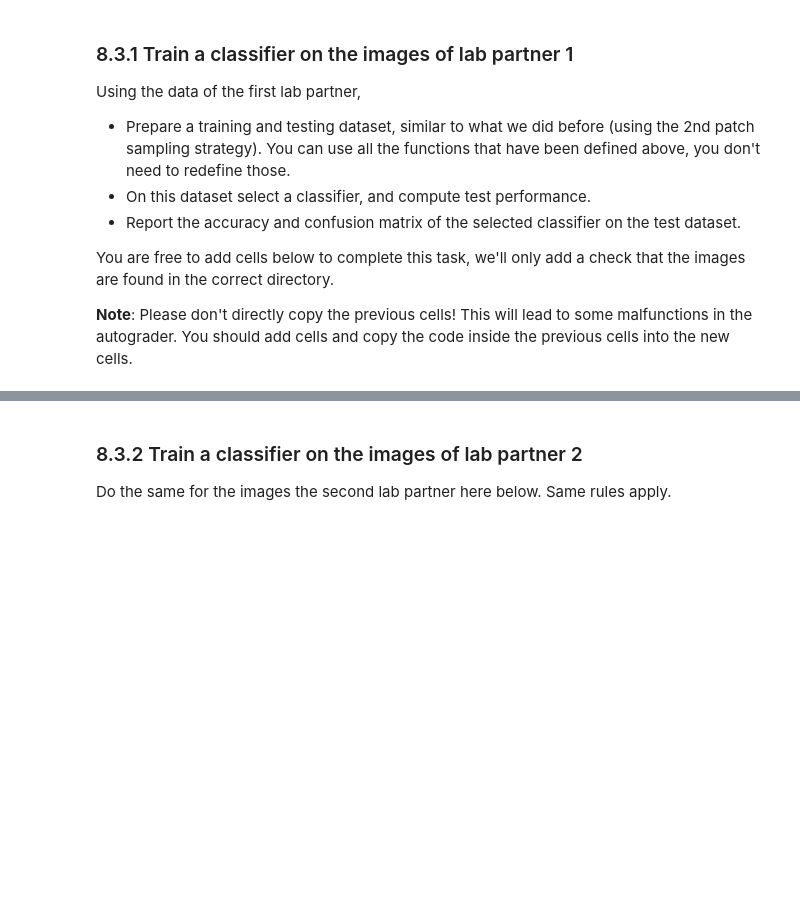
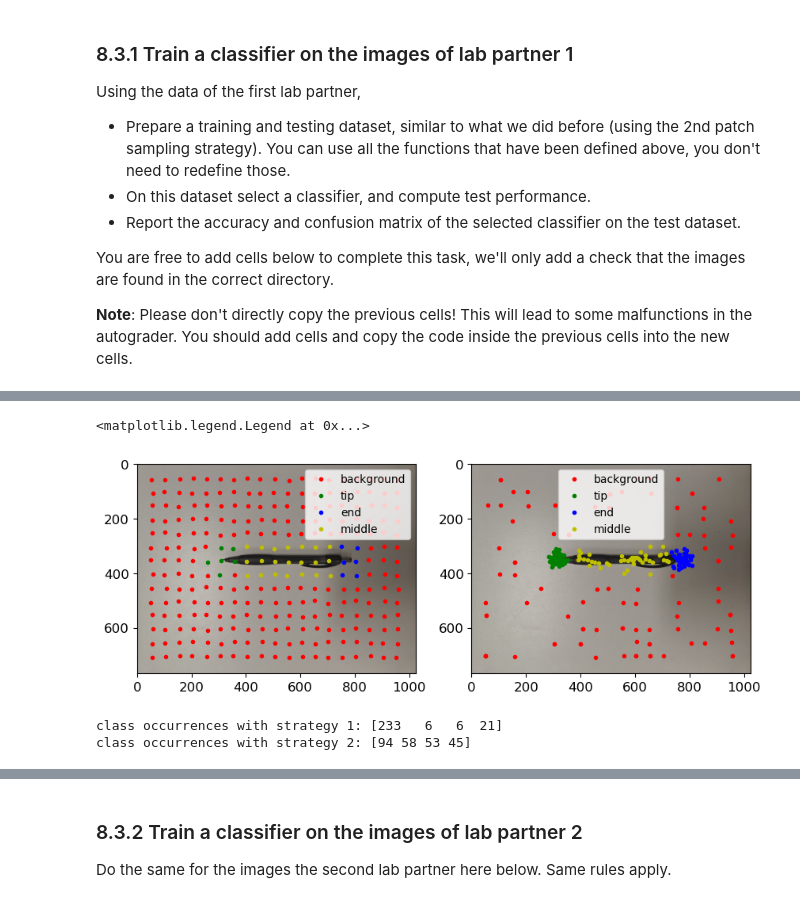
Before and after one commit to kvta1/RO47002, a Jupyter notebook: practicum2/RO47002_week2_cv_project.ipynb, the cells around one changed output, grey strips where cells are left out. Drawn from its saved outputs; the diff is of its cells as text; code cells hidden in the pictures; blank space fills up the shorter version.

```diff
--- a/practicum2/RO47002_week2_cv_project.ipynb
+++ b/practicum2/RO47002_week2_cv_project.ipynb
@@ -1286,0 +1396,29 @@ assert(len(partner1_filenames) >= 30) # we need at least 30 images
+# %%
+# Plot labels
+
+labels1 = make_labels_for_points(I_lab1, p1, p2, points1)
+labels2 = make_labels_for_points(I_lab1, p1, p2, points2)
+
+plt.figure(figsize=(10,12))
+
+plt.subplot(1,2,1)
+plt.imshow(I_lab1)
+plot_labeled_points(points1, labels1)
+plt.legend()
+
+plt.subplot(1,2,2)
+plt.imshow(I_lab1)
+plot_labeled_points(points2, labels2)
+plt.legend()
+# %% [output]
+<matplotlib.legend.Legend at 0x...>
+[figure, added]
+# %%
+# use your count_classes function to determine how often each class labels occurs when using each strategy
+class_counts1 = count_classes(labels1)
+class_counts2 = count_classes(labels2)
+print('class occurrences with strategy 1:', class_counts1)
+print('class occurrences with strategy 2:', class_counts2)
+# %% [output]
+class occurrences with strategy 1: [233   6   6  21]
+class occurrences with strategy 2: [94 58 53 45]
```
Also changed, not shown: parts of 34 cells of this notebook, 31 other files.
